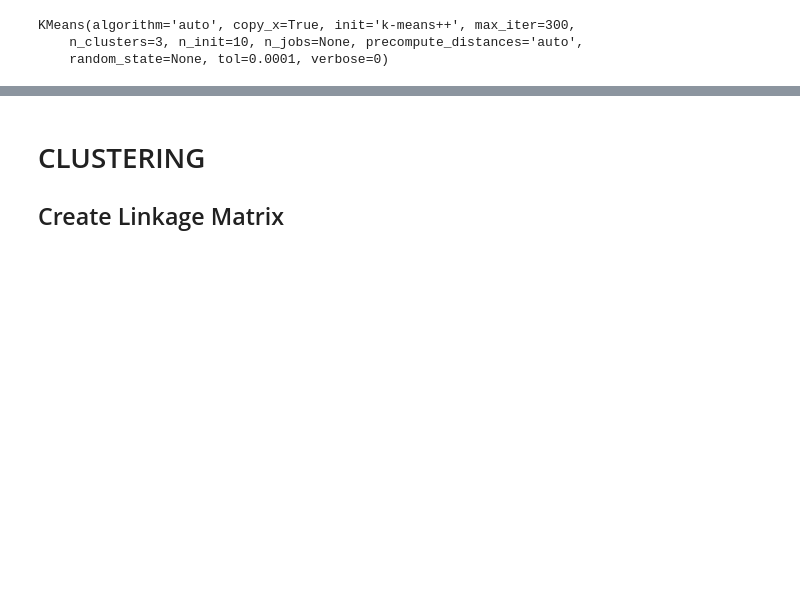
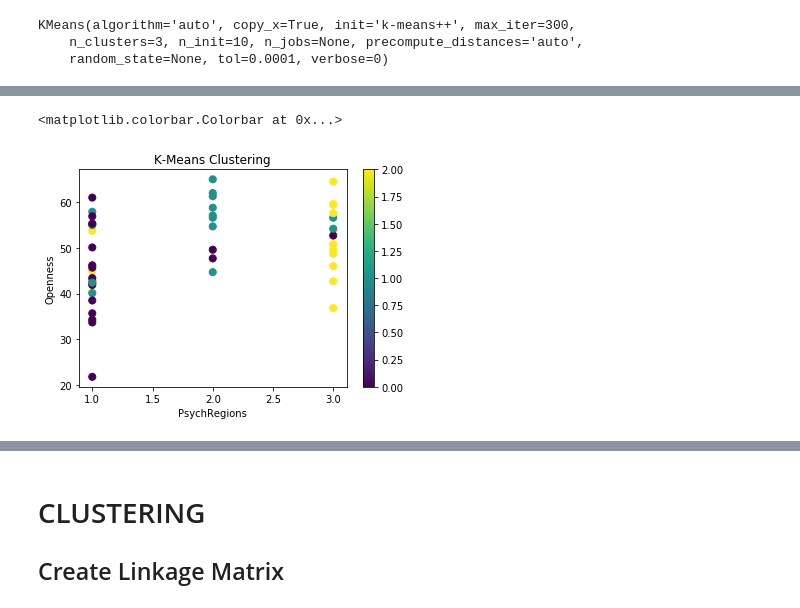
Before and after one commit to damuakula/FinalProject, a Jupyter notebook: PyschRegions.ipynb, the cells around one changed output, grey strips where cells are left out. Cells and saved outputs as stored; diff of their text form; code cells hidden in the pictures; blank space fills up the shorter version.

```diff
--- a/PyschRegions.ipynb
+++ b/PyschRegions.ipynb
@@ -229,0 +223,13 @@ plt.colorbar(scatter)
+# %%
+# Plot the predicted clusters to see if the model predicted the correct clusters
+# This is visual validation that the model was trained correctly.
+fig = plt.figure()
+ax = fig.add_subplot(111)
+scatter = ax.scatter(st1['PsychRegions'], st1['Openness'], c=predicted_clusters, s=50)
+ax.set_title('K-Means Clustering')
+ax.set_xlabel('PsychRegions')
+ax.set_ylabel('Openness')
+plt.colorbar(scatter)
+# %% [output]
+<matplotlib.colorbar.Colorbar at 0x...>
+[figure, added]
```
Also changed, not shown: parts of 14 cells of this notebook.
